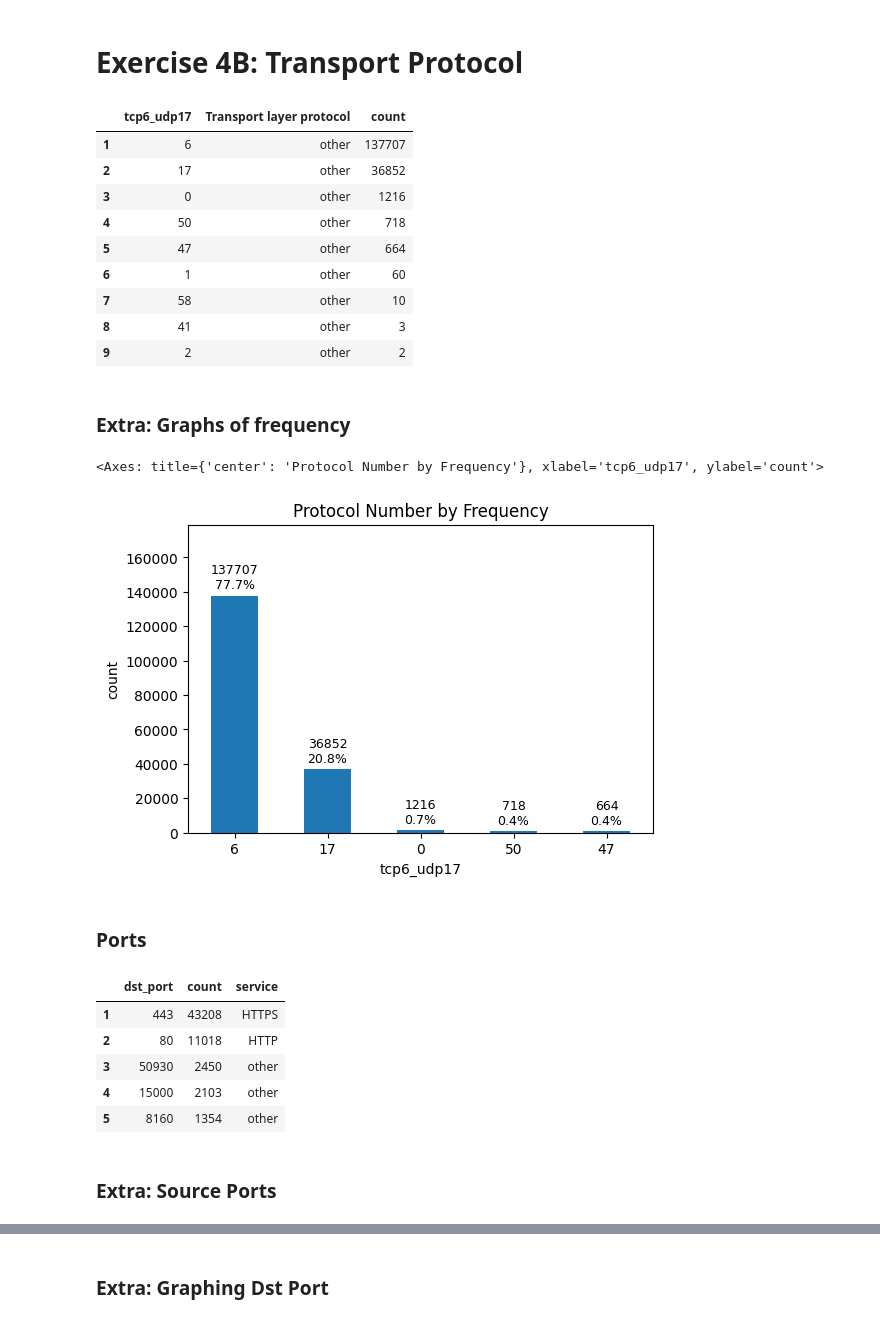
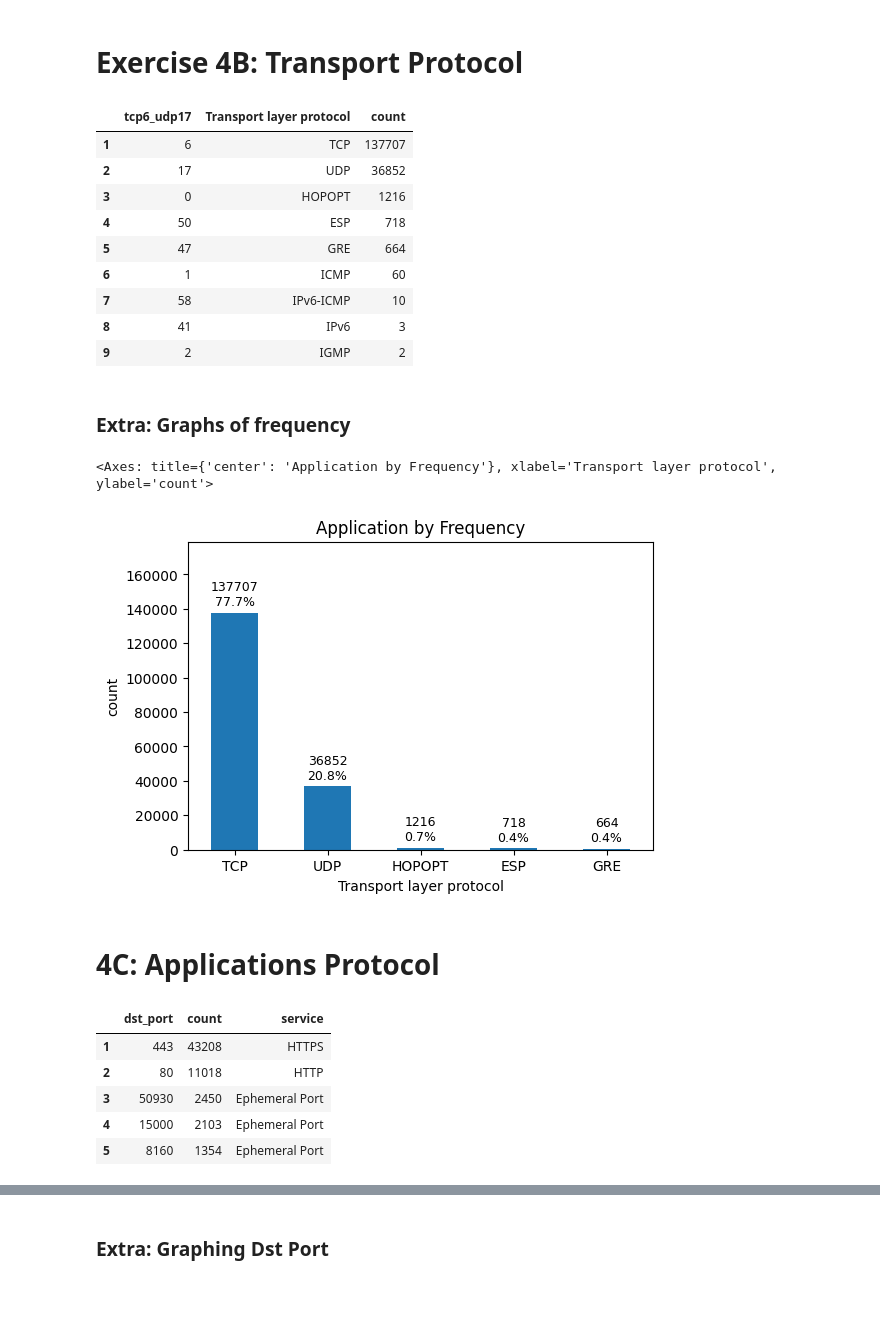
Before and after one commit to KyeYongChoo/SC2008-Computer-Networks-Lab-4, a Jupyter notebook: SCSA_ChooKyeYong.ipynb, the cells around one changed output, grey strips where cells are left out. Drawn from its saved outputs; the diff is of its cells as text; code cells hidden in the pictures; blank space fills up the shorter version.

```diff
--- a/SCSA_ChooKyeYong.ipynb
+++ b/SCSA_ChooKyeYong.ipynb
@@ -285,7 +285,16 @@ top_protocol["Transport layer protocol"] = top_protocol["tcp6_udp17"].map({
     "41": "IPv6",
     "47": "GRE",
     "50": "ESP",
-    "58": "IPv6-ICMP"
+    "58": "IPv6-ICMP",
+    0: "HOPOPT",
+    1: "ICMP",
+    2: "IGMP",
+    6: "TCP",
+    17: "UDP",
+    41: "IPv6",
+    47: "GRE",
+    50: "ESP",
+    58: "IPv6-ICMP"
 }).fillna("other")
 
 # Reorder columns so 'count' comes last
@@ -296,35 +305,33 @@ top_protocol.index += 1
 display(top_protocol)
 # %% [output]
 |  | tcp6_udp17 | Transport layer protocol | count |
-| 1 | 6 | other | 137707 |
-| 2 | 17 | other | 36852 |
-| 3 | 0 | other | 1216 |
-| 4 | 50 | other | 718 |
-| 5 | 47 | other | 664 |
-| 6 | 1 | other | 60 |
-| 7 | 58 | other | 10 |
-| 8 | 41 | other | 3 |
-| 9 | 2 | other | 2 |
+| 1 | 6 | TCP | 137707 |
+| 2 | 17 | UDP | 36852 |
+| 3 | 0 | HOPOPT | 1216 |
+| 4 | 50 | ESP | 718 |
+| 5 | 47 | GRE | 664 |
+| 6 | 1 | ICMP | 60 |
+| 7 | 58 | IPv6-ICMP | 10 |
+| 8 | 41 | IPv6 | 3 |
+| 9 | 2 | IGMP | 2 |
 # %% [markdown]
 ### Extra: Graphs of frequency
 # %%
-draw_1_var_bar_chart("tcp6_udp17", top_protocol, aggregated= True, count_col= "count", title = "Protocol Number by Frequency", rot = 0)
+draw_1_var_bar_chart("Transport layer protocol", top_protocol, aggregated= True, count_col= "count", title = "Application by Frequency", rot = 0)
 # %% [output]
-<Axes: title={'center': 'Protocol Number by Frequency'}, xlabel='tcp6_udp17', ylabel='count'>
+<Axes: title={'center': 'Application by Frequency'}, xlabel='Transport layer protocol', ylabel='count'>
-[figure, old version]
+[figure, new version]
 # %% [markdown]
-### Ports
+# 4C: Applications Protocol
 # %%
 port_number_df = df_data_2["dst_port"].value_counts().reset_index()
 port_number_df.index += 1
-port_number_df["service"] = pd.to_numeric(port_number_df["dst_port"], errors="raise").map(PORT_APP_MAP).fillna("other")
+port_number_df["service"] = pd.to_numeric(port_number_df["dst_port"], errors="raise").map(PORT_APP_MAP).fillna("Ephemeral Port")
 display(port_number_df.head())
 # %% [output]
 |  | dst_port | count | service |
 | 1 | 443 | 43208 | HTTPS |
 | 2 | 80 | 11018 | HTTP |
-| 3 | 50930 | 2450 | other |
-| 4 | 15000 | 2103 | other |
-| 5 | 8160 | 1354 | other |
+| 3 | 50930 | 2450 | Ephemeral Port |
+| 4 | 15000 | 2103 | Ephemeral Port |
+| 5 | 8160 | 1354 | Ephemeral Port |
-# %% [markdown]
-### Extra: Source Ports
```
Also changed, not shown: parts of 8 cells of this notebook.
